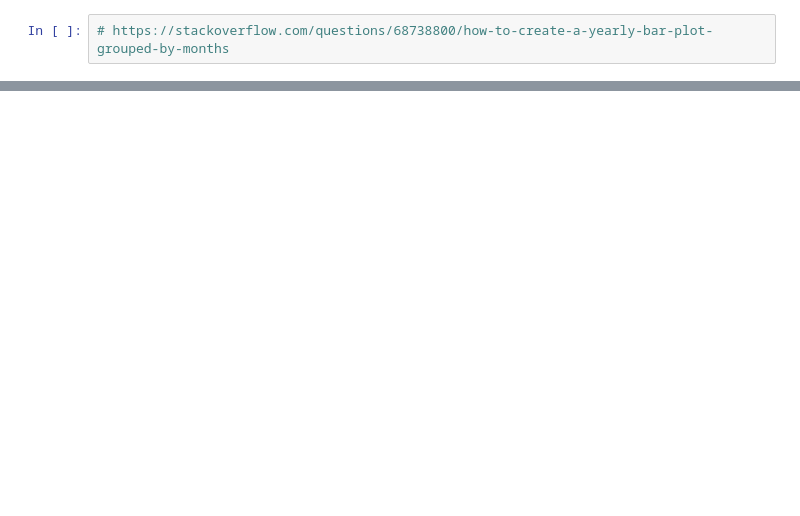
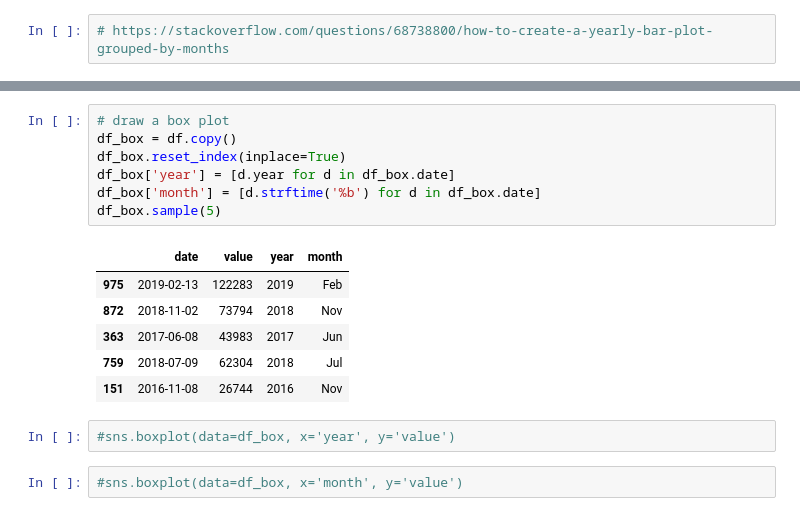
Before and after one commit to Tezcatlipoca0000/fcc-page-view-time-series-visualizer, a Jupyter notebook: my_jupyter.ipynb, the cells around one changed output, grey strips where cells are left out. Cells and saved outputs as stored; diff of their text form; blank space fills up the shorter version.

```diff
--- a/my_jupyter.ipynb
+++ b/my_jupyter.ipynb
@@ -68,0 +87,18 @@ z
+# %%
+# draw a box plot
+df_box = df.copy()
+df_box.reset_index(inplace=True)
+df_box['year'] = [d.year for d in df_box.date]
+df_box['month'] = [d.strftime('%b') for d in df_box.date]
+df_box.sample(5)
+# %% [output]
+|  | date | value | year | month |
+| 975 | 2019-02-13 | 122283 | 2019 | Feb |
+| 872 | 2018-11-02 | 73794 | 2018 | Nov |
+| 363 | 2017-06-08 | 43983 | 2017 | Jun |
+| 759 | 2018-07-09 | 62304 | 2018 | Jul |
+| 151 | 2016-11-08 | 26744 | 2016 | Nov |
+# %%
+#sns.boxplot(data=df_box, x='year', y='value')
+# %%
+#sns.boxplot(data=df_box, x='month', y='value')
```
Also changed, not shown: parts of 9 cells of this notebook, 4 other files.
